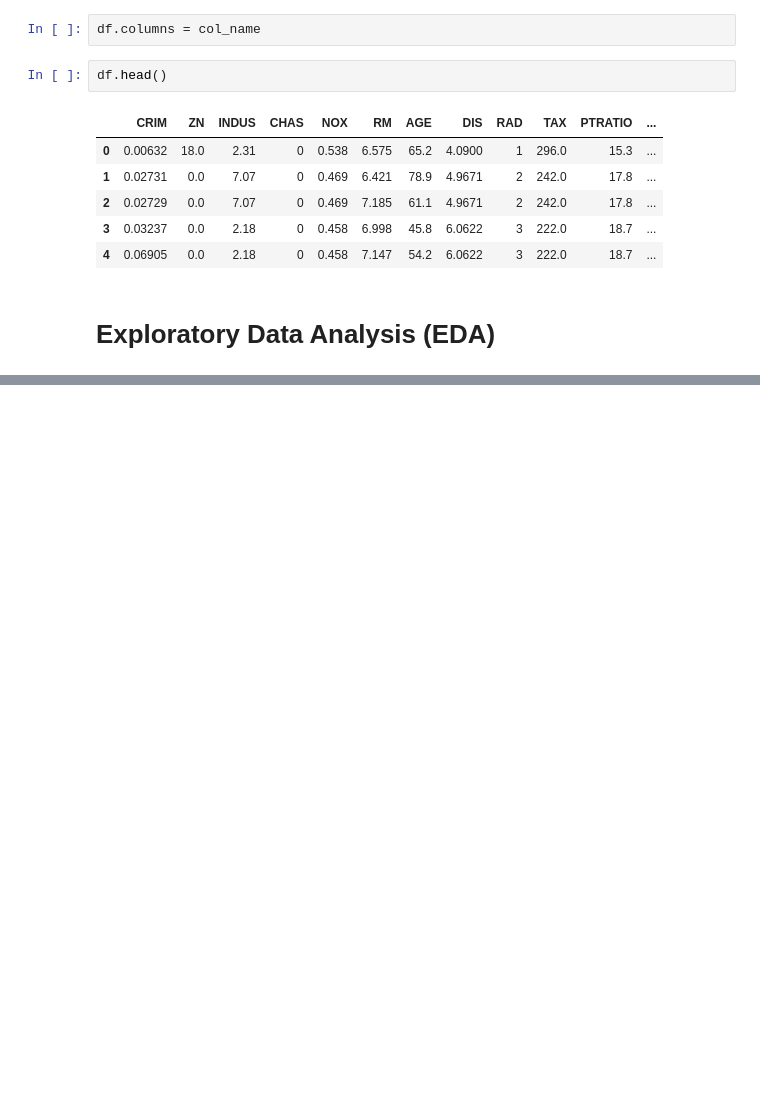
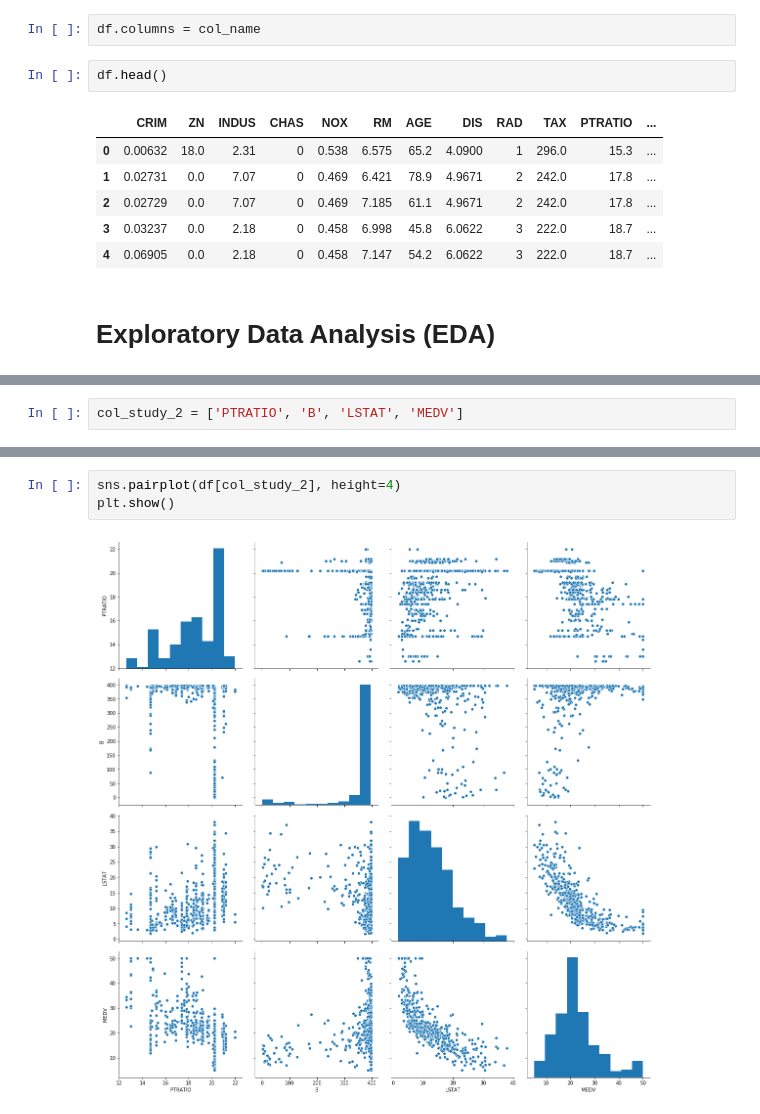
Before and after one commit to adeluleye/house-price-prediction, a Jupyter notebook: House Price Prediction.ipynb, the cells around one changed output, grey strips where cells are left out. Drawn from its saved outputs; the diff is of its cells as text; blank space fills up the shorter version.

```diff
--- a/House Price Prediction.ipynb
+++ b/House Price Prediction.ipynb
@@ -62,0 +71,2 @@ df.describe()
+# %%
+col_study_2 = ['PTRATIO', 'B', 'LSTAT', 'MEDV']
@@ -62,0 +80,5 @@ df.describe()
+# %%
+sns.pairplot(df[col_study_2], height=4)
+plt.show()
+# %% [output]
+[figure, added]
```
Also changed, not shown: parts of 4 cells of this notebook.
